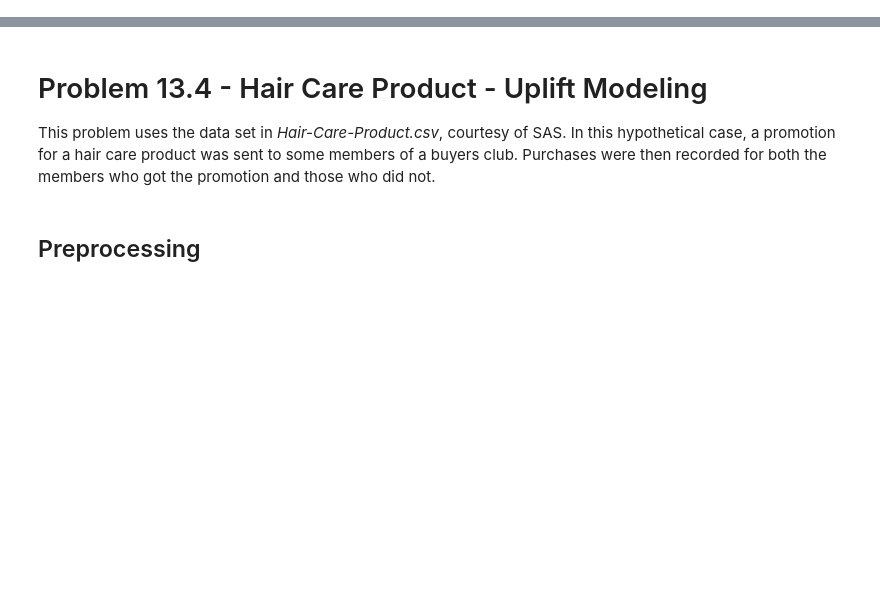
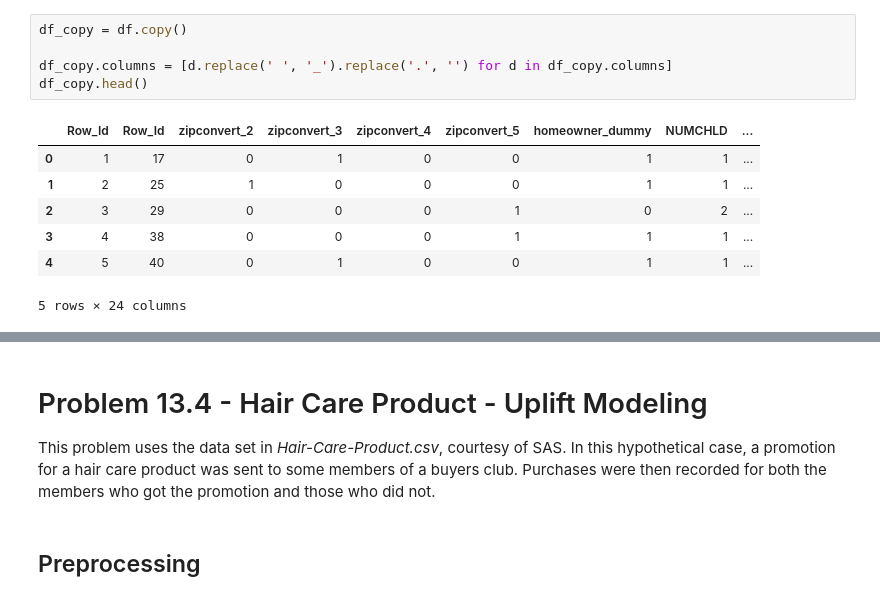
Before and after one commit to zachfreitas/ADS_505_Applied_Data_Sci_for_Business-, a Jupyter notebook: Module_4/Assignment_4/Assignment_4.ipynb, the cells around one changed output, grey strips where cells are left out. Cells and saved outputs as stored; diff of their text form; blank space fills up the shorter version.

```diff
--- a/Module_4/Assignment_4/Assignment_4.ipynb
+++ b/Module_4/Assignment_4/Assignment_4.ipynb
@@ -44,0 +52,13 @@ from dmba import classificationSummary
+# %%
+df_copy = df.copy()
+
+df_copy.columns = [d.replace(' ', '_').replace('.', '') for d in df_copy.columns]
+df_copy.head()
+# %% [output]
+|  | Row_Id | Row_Id | zipconvert_2 | zipconvert_3 | zipconvert_4 | zipconvert_5 | homeowner_dummy | NUMCHLD | ... |
+| 0 | 1 | 17 | 0 | 1 | 0 | 0 | 1 | 1 | ... |
+| 1 | 2 | 25 | 1 | 0 | 0 | 0 | 1 | 1 | ... |
+| 2 | 3 | 29 | 0 | 0 | 0 | 1 | 0 | 2 | ... |
+| 3 | 4 | 38 | 0 | 0 | 0 | 1 | 1 | 1 | ... |
+| 4 | 5 | 40 | 0 | 1 | 0 | 0 | 1 | 1 | ... |
+5 rows × 24 columns
```
Also changed, not shown: parts of 28 cells of this notebook.
